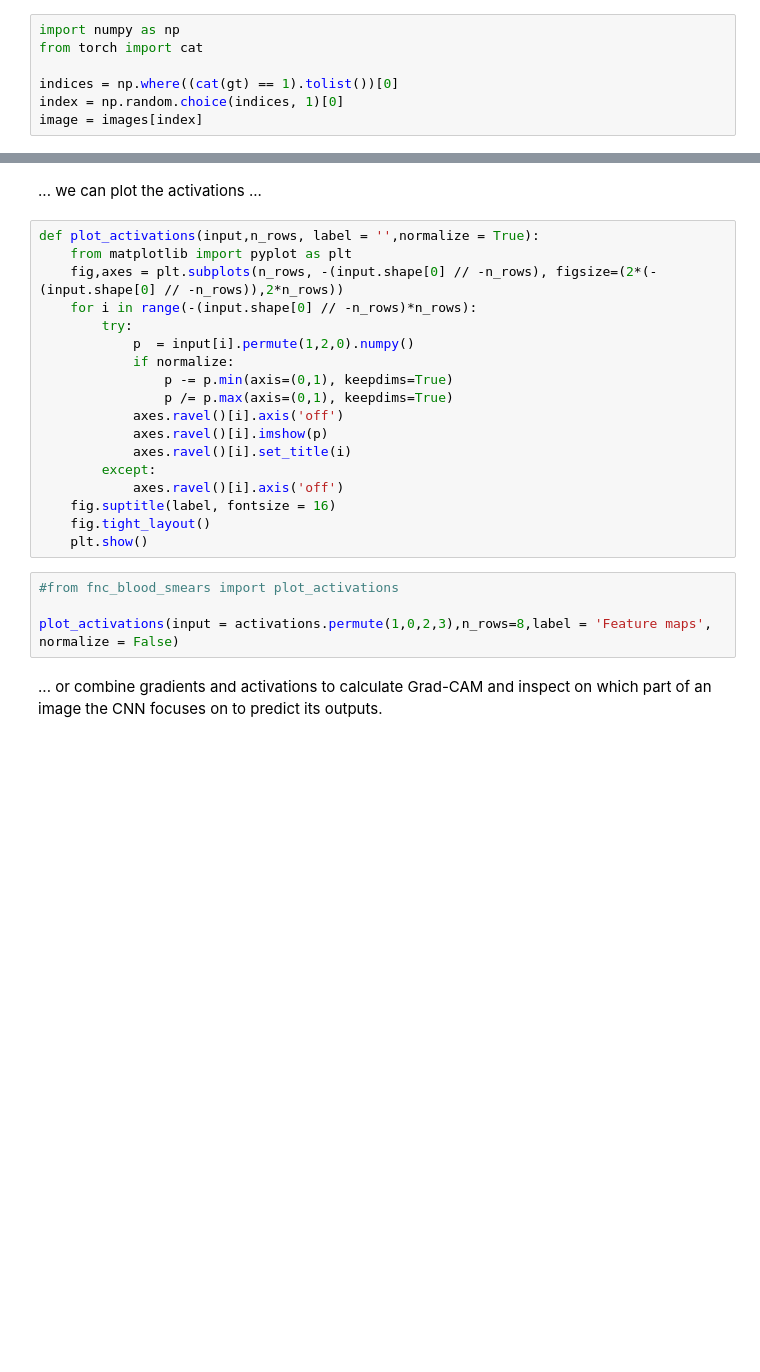
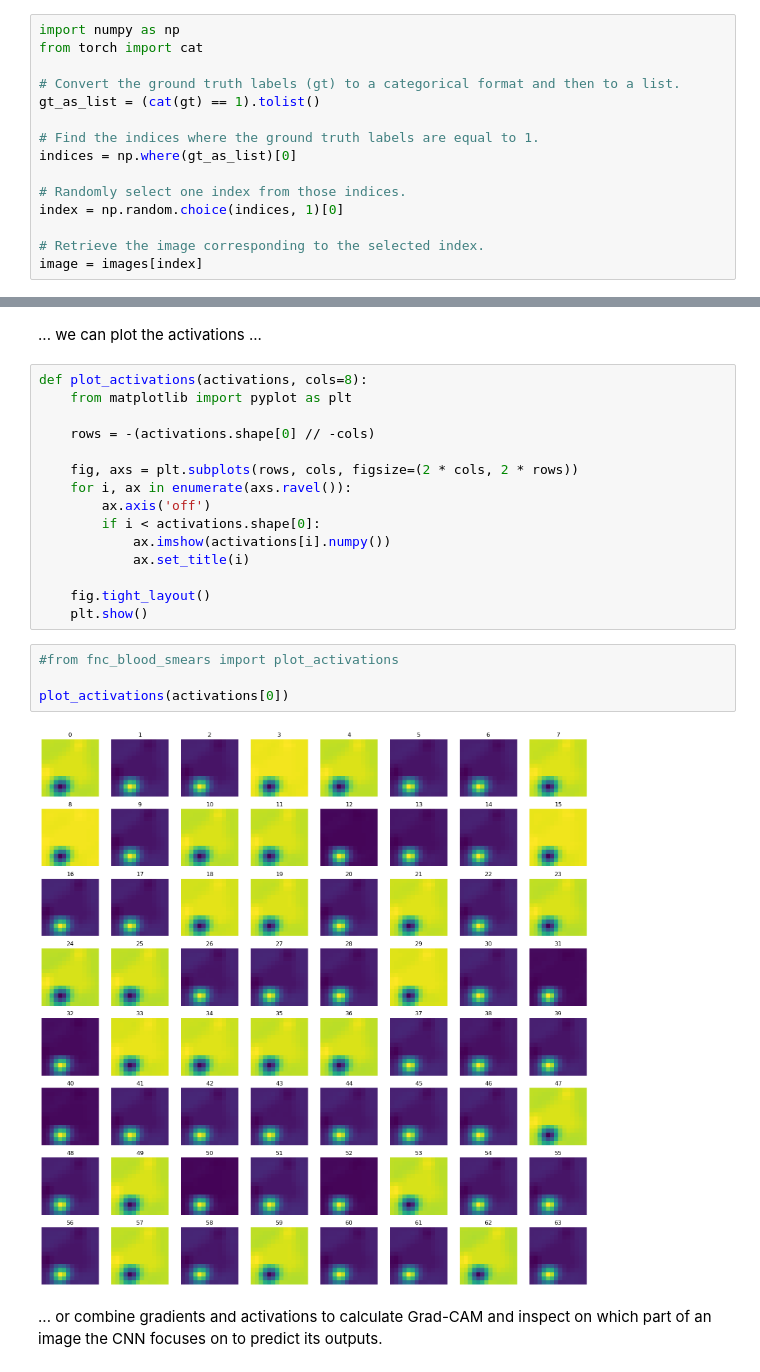
Before and after one commit to DeepTrackAI/DeepLearningCrashCourse, a Jupyter notebook: Ch03_CNN/Ex03B/blood_smears.ipynb, the cells around one changed output, grey strips where cells are left out. Cells and saved outputs as stored; diff of their text form; blank space fills up the shorter version.

```diff
--- a/Ch03_CNN/Ex03B/blood_smears.ipynb
+++ b/Ch03_CNN/Ex03B/blood_smears.ipynb
@@ -306,8 +421,16 @@ We'll randomly pick the image of an infected smear.
 import numpy as np
 from torch import cat
 
-indices = np.where((cat(gt) == 1).tolist())[0]
+# Convert the ground truth labels (gt) to a categorical format and then to a list.
+gt_as_list = (cat(gt) == 1).tolist()
+
+# Find the indices where the ground truth labels are equal to 1.
+indices = np.where(gt_as_list)[0]
+
+# Randomly select one index from those indices.
 index = np.random.choice(indices, 1)[0]
+
+# Retrieve the image corresponding to the selected index.
 image = images[index]
 # %% [markdown]
 Activations and gradients at a specific layer can be obtained from the forward and backward pass, respectively ...
@@ -404,26 +532,25 @@ gradients = bh.stored
 # %% [markdown]
 ... we can plot the activations ...
-# %%
-def plot_activations(input,n_rows, label = '',normalize = True):
-    from matplotlib import pyplot as plt
-    fig,axes = plt.subplots(n_rows, -(input.shape[0] // -n_rows), figsize=(2*(-(input.shape[0] // -n_rows)),2*n_rows))
-    for i in range(-(input.shape[0] // -n_rows)*n_rows):
-        try:
-            p  = input[i].permute(1,2,0).numpy()
-            if normalize:
-                p -= p.min(axis=(0,1), keepdims=True)
-                p /= p.max(axis=(0,1), keepdims=True)
-            axes.ravel()[i].axis('off')
-            axes.ravel()[i].imshow(p)
-            axes.ravel()[i].set_title(i)
-        except:
-            axes.ravel()[i].axis('off')
-    fig.suptitle(label, fontsize = 16)
-    fig.tight_layout()
-    plt.show()
+# %%
+def plot_activations(activations, cols=8):
+    from matplotlib import pyplot as plt
+
+    rows = -(activations.shape[0] // -cols)
+
+    fig, axs = plt.subplots(rows, cols, figsize=(2 * cols, 2 * rows))
+    for i, ax in enumerate(axs.ravel()):
+        ax.axis('off')
+        if i < activations.shape[0]:
+            ax.imshow(activations[i].numpy())
+            ax.set_title(i)
+
+    fig.tight_layout()
+    plt.show()
 # %%
 #from fnc_blood_smears import plot_activations
 
-plot_activations(input = activations.permute(1,0,2,3),n_rows=8,label = 'Feature maps', normalize = False)
+plot_activations(activations[0])
+# %% [output]
+[figure, added]
 # %% [markdown]
 ... or combine gradients and activations to calculate Grad-CAM and inspect on which part of an image the CNN focuses on to predict its outputs.
```
Also changed, not shown: parts of 21 cells of this notebook.
